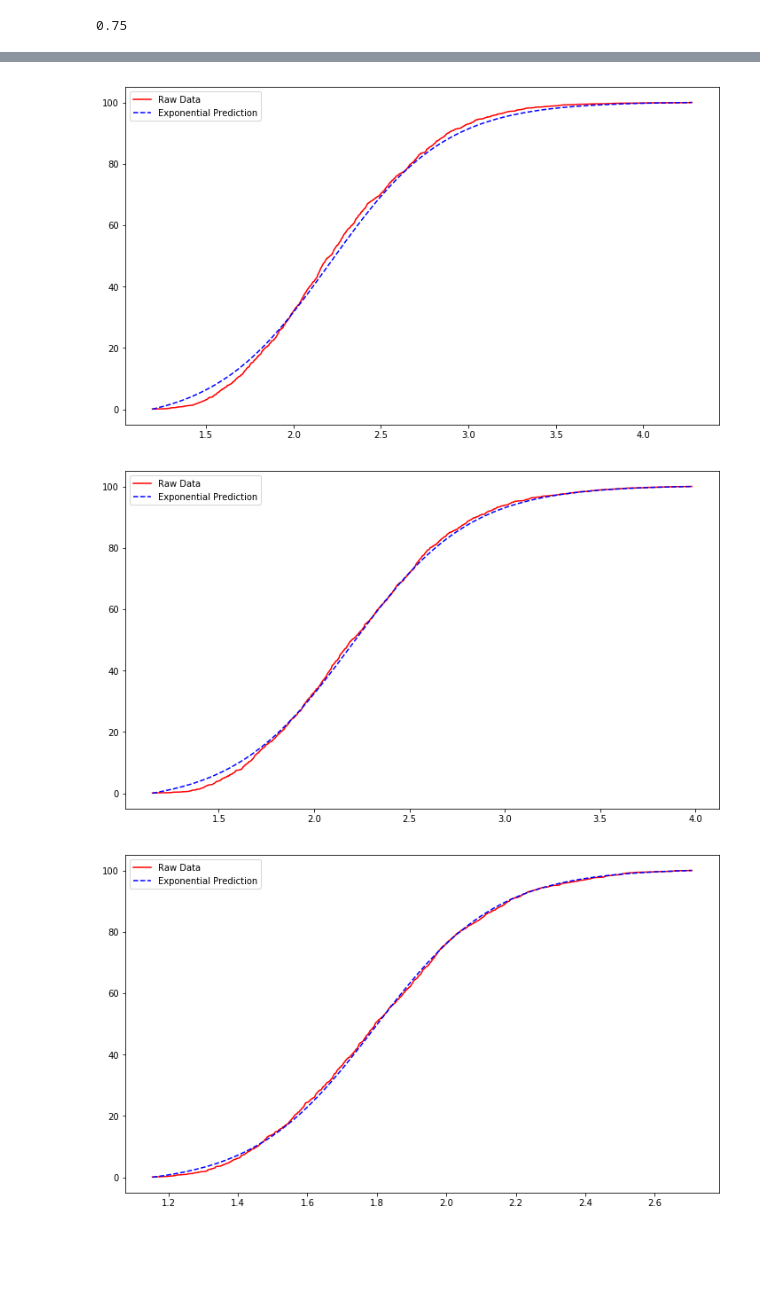
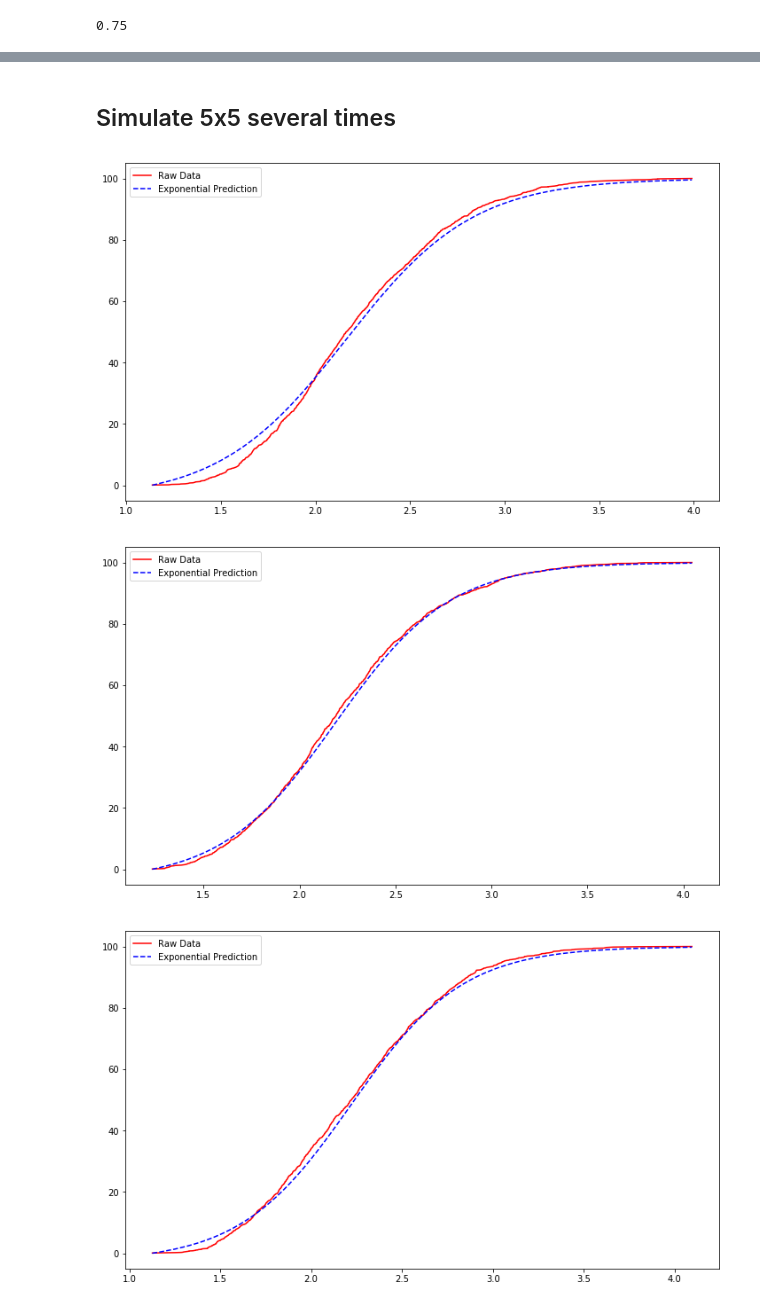
Before and after one commit to wjladams/pyanp, a Jupyter notebook: scrap/AR-InconsistencyResearch.ipynb, the cells around one changed output, grey strips where cells are left out. Drawn from its saved outputs; the diff is of its cells as text; code cells hidden in the pictures; blank space fills up the shorter version.

```diff
--- a/scrap/AR-InconsistencyResearch.ipynb
+++ b/scrap/AR-InconsistencyResearch.ipynb
@@ -213,21 +270,23 @@ def simulate(size, max_vote=18, nmats=1500):
     x75_better = xinfl+avg
     preds = np.array([logistic2(x, xinfl, x75, 0, 100) for x in incons])
     low = min(preds)
-    up = max(preds)
+    up = 100
     preds = (preds - low)/(up - low) * 100
     plt.plot(incons, pers, "r-", label="Raw Data")
     plt.plot(incons, preds, "b--", label="Exponential Prediction")
     plt.legend()
     plt.show()
+# %% [markdown]
+## Simulate 5x5 several times
 # %%
 simulate(5)
 # %% [output]
-[figure, old version]
+[figure, new version]
 # %%
 simulate(5)
 # %% [output]
-[figure, old version]
+[figure, new version]
 # %%
-simulate(5, 9)
+simulate(5)
 # %% [output]
-[figure, old version]
+[figure, new version]
```
Also changed, not shown: parts of 44 cells of this notebook.
